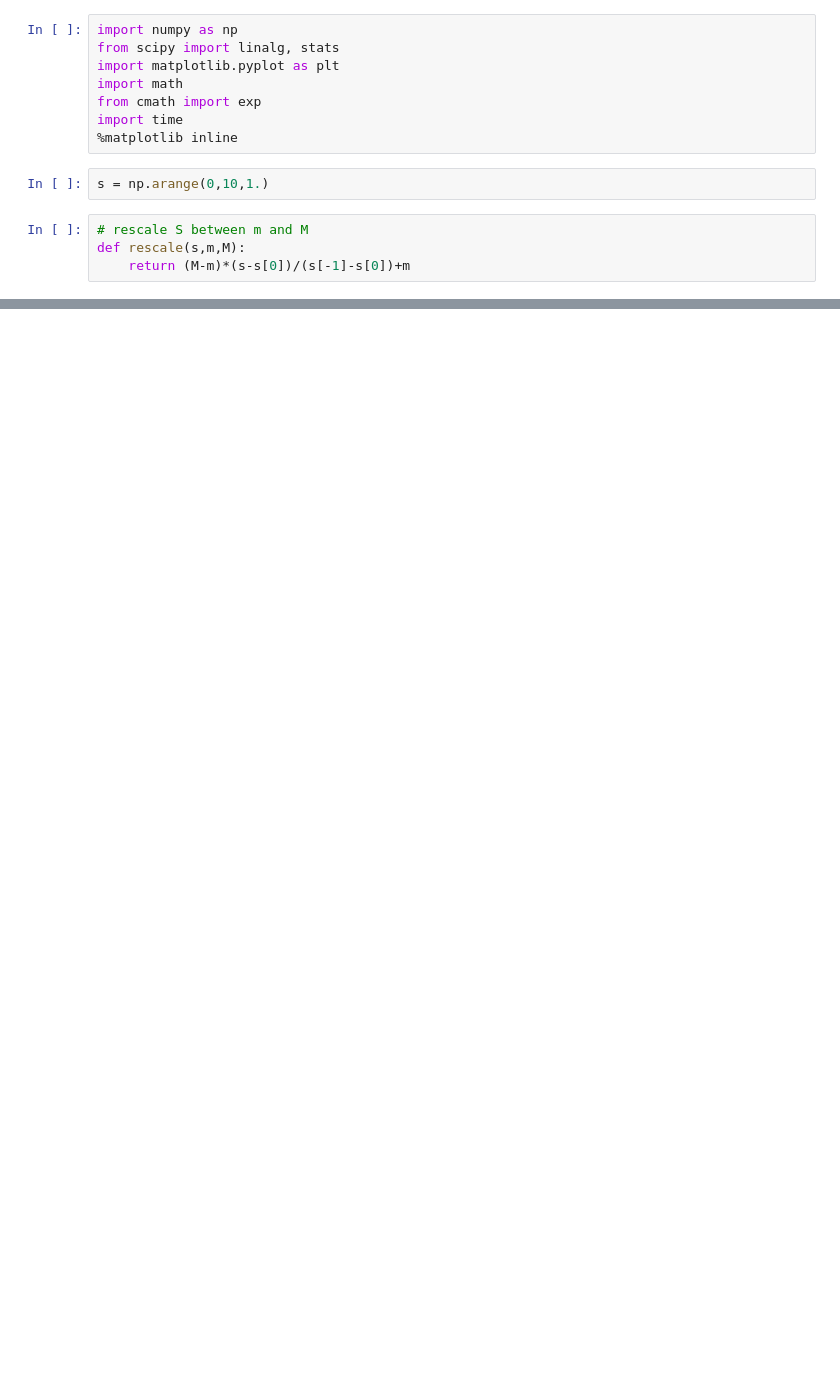
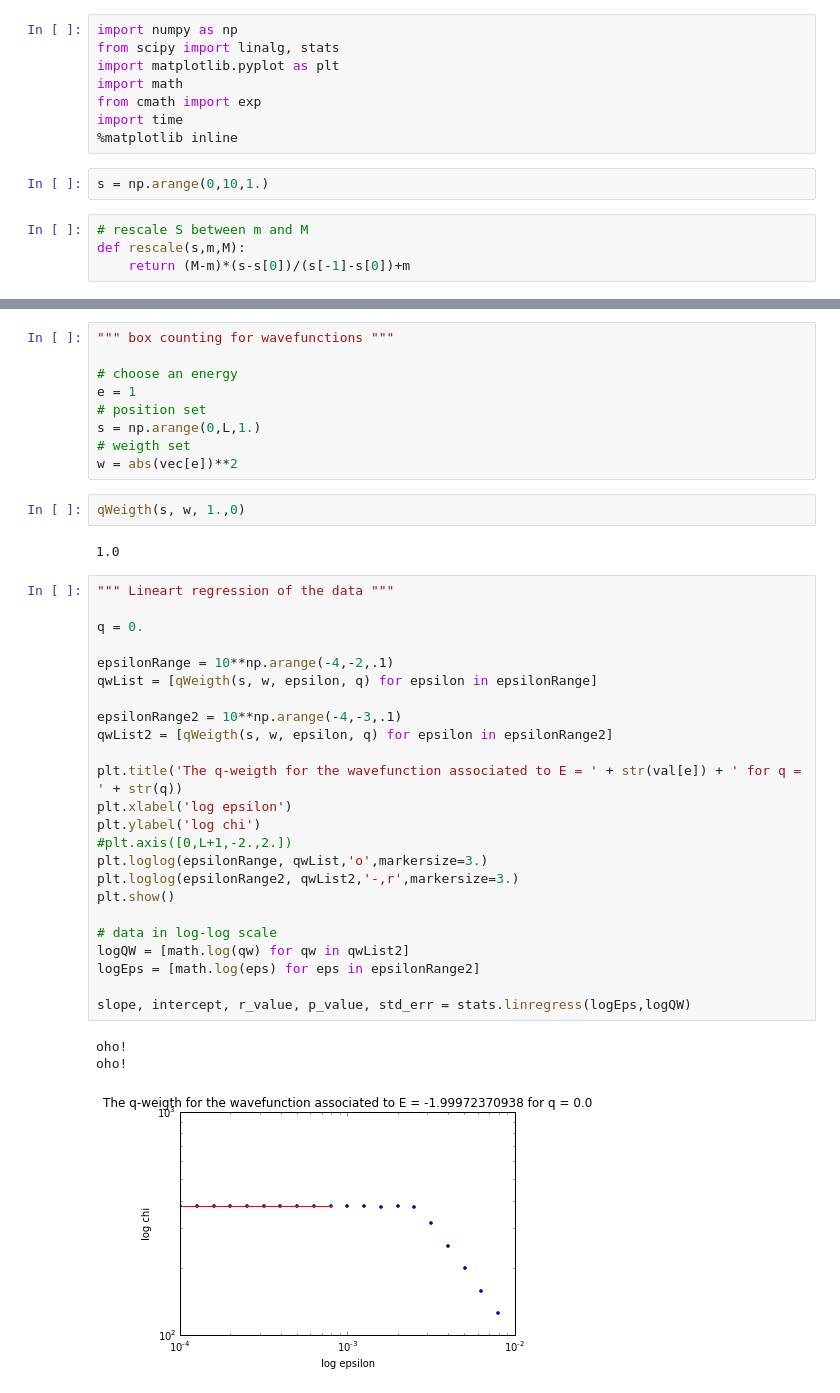
Before and after one commit to Yukee/spectrum_quasicrystals, a Jupyter notebook: Fibonacci/box_counting.ipynb, the cells around one changed output, grey strips where cells are left out. Saved outputs shown, nothing was run; the diff lists cells and outputs as text; blank space fills up the shorter version.

Commit message:
detected problem with box counting algorithm when the number of boxes does not divide the size of the interval

```diff
--- a/Fibonacci/box_counting.ipynb
+++ b/Fibonacci/box_counting.ipynb
@@ -96,0 +170,41 @@ sum(w)
+# %%
+""" box counting for wavefunctions """
+
+# choose an energy
+e = 1
+# position set
+s = np.arange(0,L,1.)
+# weigth set
+w = abs(vec[e])**2
+# %%
+qWeigth(s, w, 1.,0)
+# %% [output]
+1.0
+# %%
+""" Lineart regression of the data """
+
+q = 0.
+
+epsilonRange = 10**np.arange(-4,-2,.1)
+qwList = [qWeigth(s, w, epsilon, q) for epsilon in epsilonRange]
+
+epsilonRange2 = 10**np.arange(-4,-3,.1)
+qwList2 = [qWeigth(s, w, epsilon, q) for epsilon in epsilonRange2]
+
+plt.title('The q-weigth for the wavefunction associated to E = ' + str(val[e]) + ' for q = ' + str(q))
+plt.xlabel('log epsilon')
+plt.ylabel('log chi')
+#plt.axis([0,L+1,-2.,2.])
+plt.loglog(epsilonRange, qwList,'o',markersize=3.)
+plt.loglog(epsilonRange2, qwList2,'-,r',markersize=3.)
+plt.show()
+
+# data in log-log scale
+logQW = [math.log(qw) for qw in qwList2]
+logEps = [math.log(eps) for eps in epsilonRange2]
+
+slope, intercept, r_value, p_value, std_err = stats.linregress(logEps,logQW)
+# %% [output]
+oho!
+oho!
+[figure, added]
```
Also changed, not shown: parts of 16 cells of this notebook.
